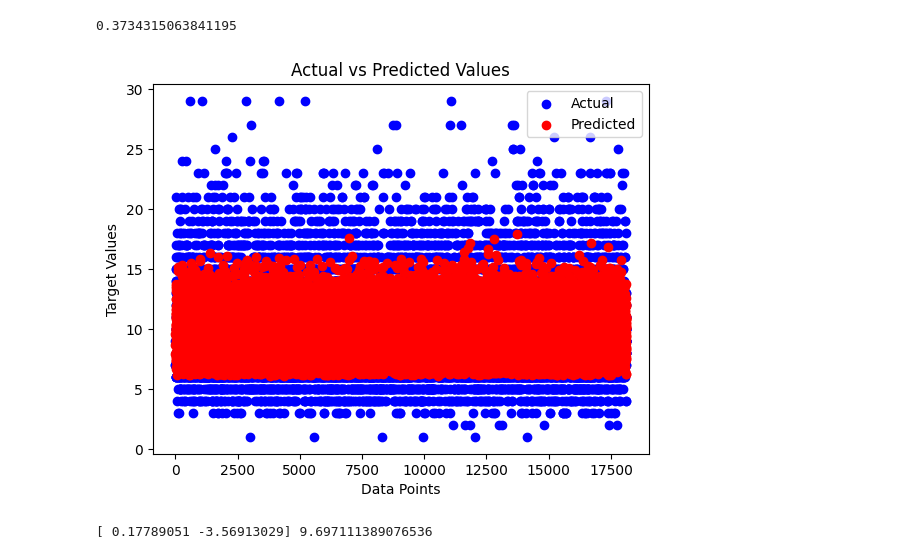
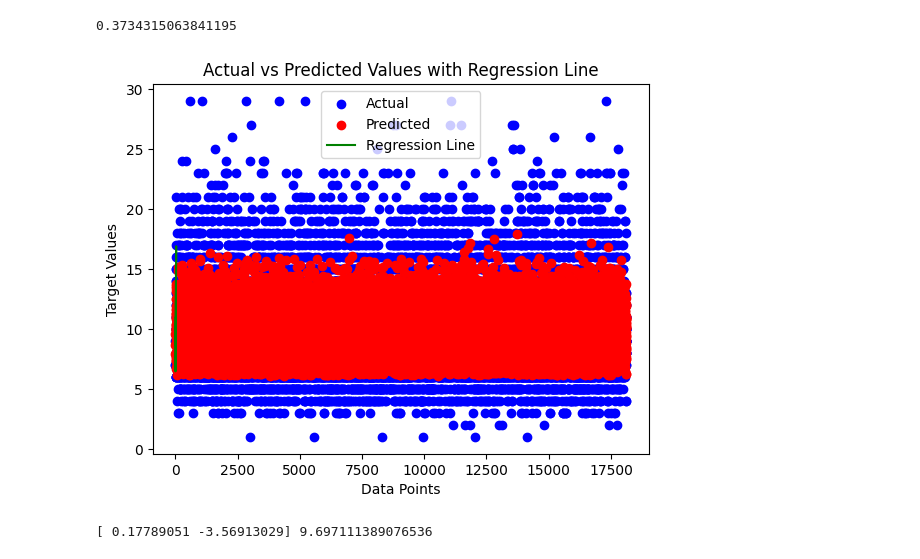
Before and after one commit to huyhoang20451/Regression_from_scratch_project, a Jupyter notebook: train_model_with_pca.ipynb, the cells around one changed output. Drawn from its saved outputs; the diff is of its cells as text; code cells hidden in the pictures.

```diff
--- a/train_model_with_pca.ipynb
+++ b/train_model_with_pca.ipynb
@@ -333,20 +333,26 @@ score
 0.3734315063841195
 # %%
 import matplotlib.pyplot as plt
+import numpy as np
 
 # Assuming you have trained your model and obtained predictions
 predictions = model.predict(x_test_pca)
 
 # Plotting the actual values vs predicted values
 plt.scatter(range(len(y_test)), y_test, color='blue', label='Actual')
 plt.scatter(range(len(predictions)), predictions, color='red', label='Predicted')
+
+# Adding a regression line
+regression_line = np.polyfit(y_test, predictions, 1)  # Fit a 1st degree polynomial (linear regression)
+plt.plot(y_test, np.polyval(regression_line, y_test), color='green', label='Regression Line')
+
 plt.xlabel('Data Points')
 plt.ylabel('Target Values')
-plt.title('Actual vs Predicted Values')
+plt.title('Actual vs Predicted Values with Regression Line')
 plt.legend()
 plt.show()
 # %% [output]
-[figure, old version]
+[figure, new version]
 # %%
 print(model.W, model.b)
 # %% [output]
```
Also changed, not shown: parts of 10 cells of this notebook.
